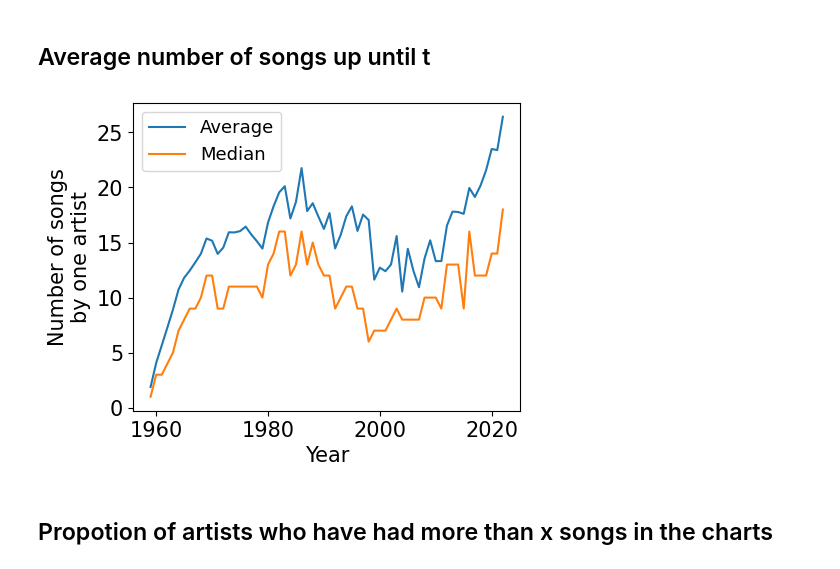
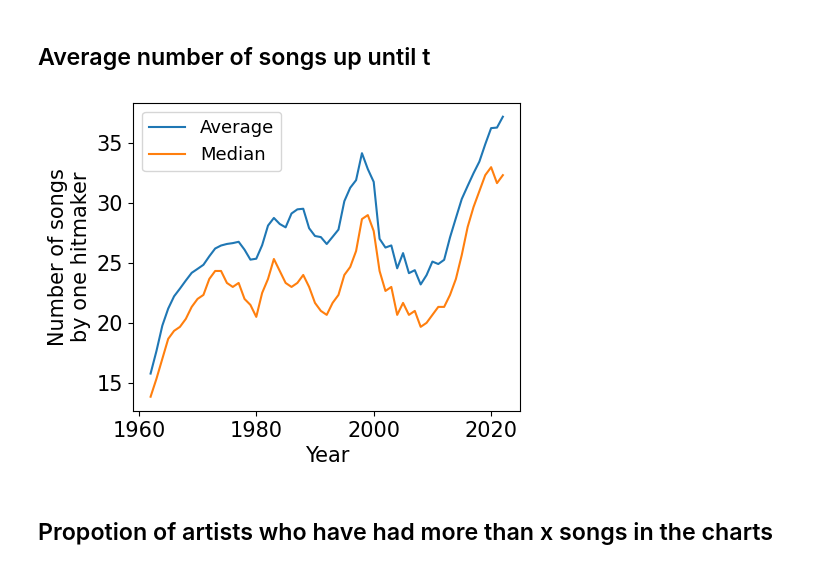
Before and after one commit to martalech/pop_charts_dynamics, a Jupyter notebook: ranking_dynamics_analysis.ipynb, the cells around one changed output. Drawn from its saved outputs; the diff is of its cells as text; code cells hidden in the pictures.

```diff
--- a/ranking_dynamics_analysis.ipynb
+++ b/ranking_dynamics_analysis.ipynb
@@ -597,0 +602,23 @@ plt.show()
+# %%
+plt.figure(figsize=(5, 4))
+
+percentages = []
+for year in range(1959, 2023):
+    artists_from_year = billboard_hot_100[(billboard_hot_100["year"] == year) &\
+        ((billboard_hot_100["artist"].str.lower().str.contains("featuring")) |\
+        (billboard_hot_100["artist"].str.lower().str.contains("&")))][["artist", "top_position"]].drop_duplicates()
+    artists_from_previous_years = billboard_hot_100[billboard_hot_100["year"] < year]["artist"].drop_duplicates()
+    new_artists = artists_from_year[~artists_from_year["artist"].isin(artists_from_previous_years)]
+    new_artists_top_10 = new_artists[new_artists["top_position"] <= 10]
+    percentage_of_new_artists = len(new_artists_top_10)/len(artists_from_year)
+    percentages.append(percentage_of_new_artists)
+
+plt.plot(range(1959, 2023)[1:], percentages[1:], alpha=0.5)
+plt.plot(range(1959, 2023)[5:], moving_average(percentages[1:], 5))
+
+plt.xlabel("Year")
+plt.ylabel("Proportion of new collaborations\nwhich reached top 10")
+plt.legend(["Yearly", "5-year moving average"], loc="upper right", fontsize=12)
+plt.ylim([0, 0.2])
+plt.savefig("figures/proportion_of_features_top_10_yearly.pdf", format="pdf", bbox_inches="tight")
+plt.show()
@@ -699,27 +728,28 @@ plt.show()
 # %%
 plt.figure(figsize=(5, 4))
 
 songs_numbers_count = billboard_hot_100[["year", "artist", "song_name"]].groupby(["year", "artist"])["song_name"].nunique().reset_index(name="number_of_songs")
 averages = []
 medians = []
 
 for year in range(1959, 2023):
     songs_until_year = songs_numbers_count[songs_numbers_count["year"] <= year].copy()
     songs_until_year["total_number_of_songs"] = songs_until_year.groupby(["artist"])["number_of_songs"].transform("sum")
     songs_from_this_year = songs_until_year[songs_until_year["year"] == year]["artist"]
     numbers_of_songs = songs_until_year[songs_until_year["artist"].isin(songs_from_this_year)]
+    numbers_of_songs = numbers_of_songs[numbers_of_songs["total_number_of_songs"] > 10]
     averages.append(numbers_of_songs["total_number_of_songs"].mean())
     medians.append(numbers_of_songs["total_number_of_songs"].median())
 
-plt.plot(range(1959, 2023), averages)
-plt.plot(range(1959, 2023), medians)
+plt.plot(range(1959, 2023)[2:], moving_average(averages, 3))
+plt.plot(range(1959, 2023)[2:], moving_average(medians, 3))
 plt.xlabel("Year")
-plt.ylabel("Number of songs\nby one artist")
+plt.ylabel("Number of songs\nby one hitmaker")
 plt.legend(["Average", "Median"], loc="upper left", fontsize=13)
 plt.savefig("figures/number_of_songs_by_one_artist.pdf", format="pdf", bbox_inches="tight")
 plt.show()
 # %% [output]
-[figure, old version]
+[figure, new version]
 # %% [markdown]
 ## Propotion of artists who have had more than x songs in the charts
 # %%
```
Also changed, not shown: parts of 6 cells of this notebook, 6 other files.
